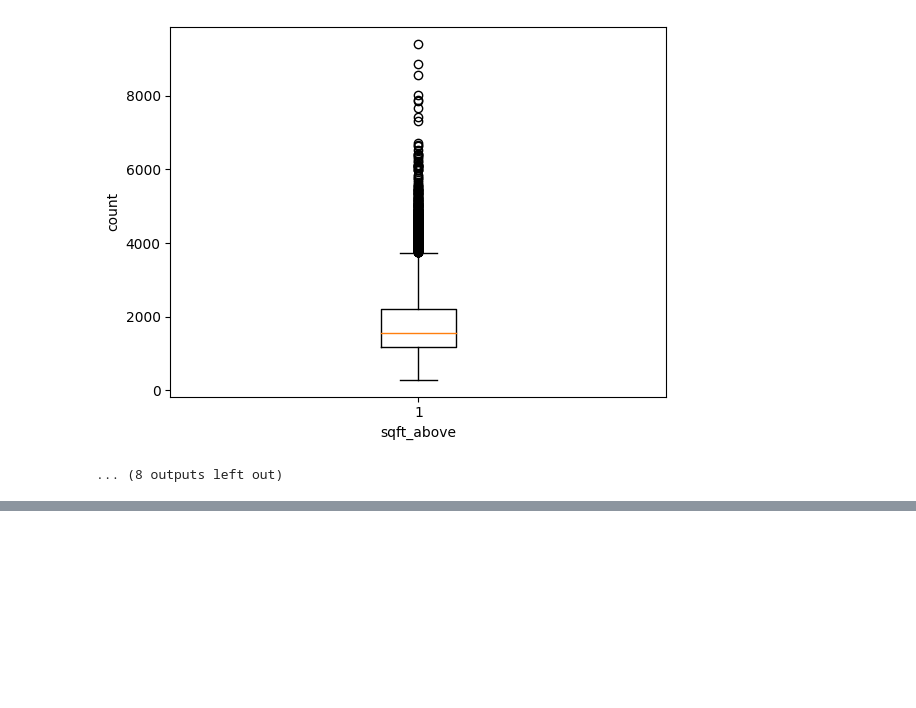
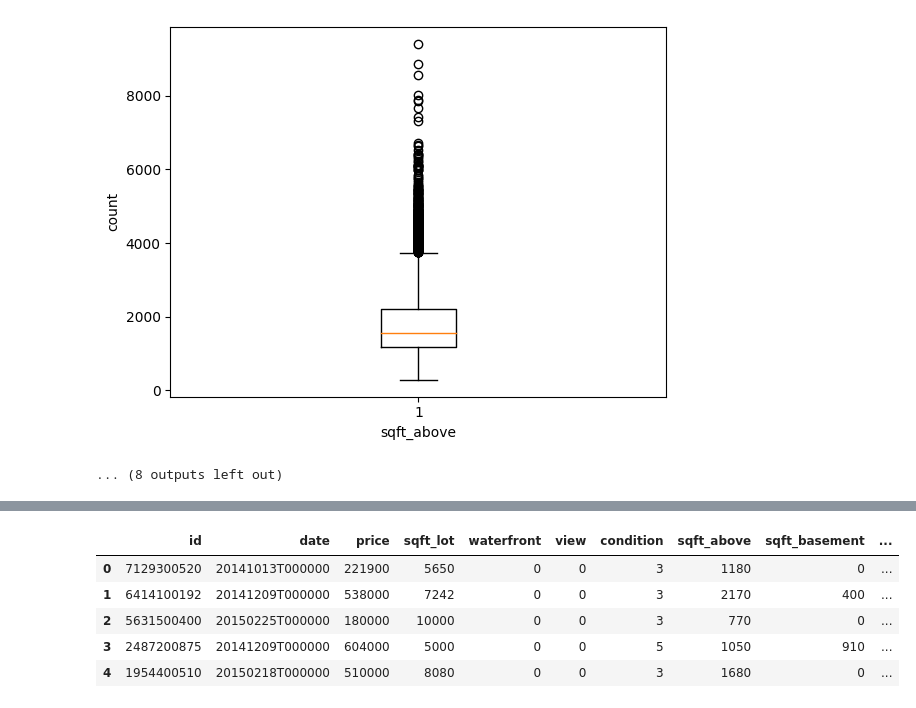
Before and after one commit to PankajRaghunadhabhatla/Python, a Jupyter notebook: Housing.ipynb, the cells around one changed output, grey strips where cells are left out. Saved outputs shown, nothing was run; the diff lists cells and outputs as text; code cells hidden in the pictures; blank space fills up the shorter version.

```diff
--- a/Housing.ipynb
+++ b/Housing.ipynb
@@ -95,0 +490,3 @@ for i in housing.columns:
+# %%
+# First we will remove grade built and one by one we will remove and check VIF again
+housing = housing.drop(['grade'], axis=1)
@@ -95,0 +522,2 @@ for i in housing.columns:
+# %%
+housing = housing.drop(['bathrooms'], axis=1)
@@ -95,0 +552,2 @@ for i in housing.columns:
+# %%
+housing = housing.drop(['sqft_living15'], axis=1)
@@ -95,0 +609,9 @@ for i in housing.columns:
+# %%
+housing.head()
+# %% [output]
+|  | id | date | price | sqft_lot | waterfront | view | condition | sqft_above | sqft_basement | ... |
+| 0 | 7129300520 | 20141013T000000 | 221900 | 5650 | 0 | 0 | 3 | 1180 | 0 | ... |
+| 1 | 6414100192 | 20141209T000000 | 538000 | 7242 | 0 | 0 | 3 | 2170 | 400 | ... |
+| 2 | 5631500400 | 20150225T000000 | 180000 | 10000 | 0 | 0 | 3 | 770 | 0 | ... |
+| 3 | 2487200875 | 20141209T000000 | 604000 | 5000 | 0 | 0 | 5 | 1050 | 910 | ... |
+| 4 | 1954400510 | 20150218T000000 | 510000 | 8080 | 0 | 0 | 3 | 1680 | 0 | ... |
```
Also changed, not shown: parts of 52 cells of this notebook.
